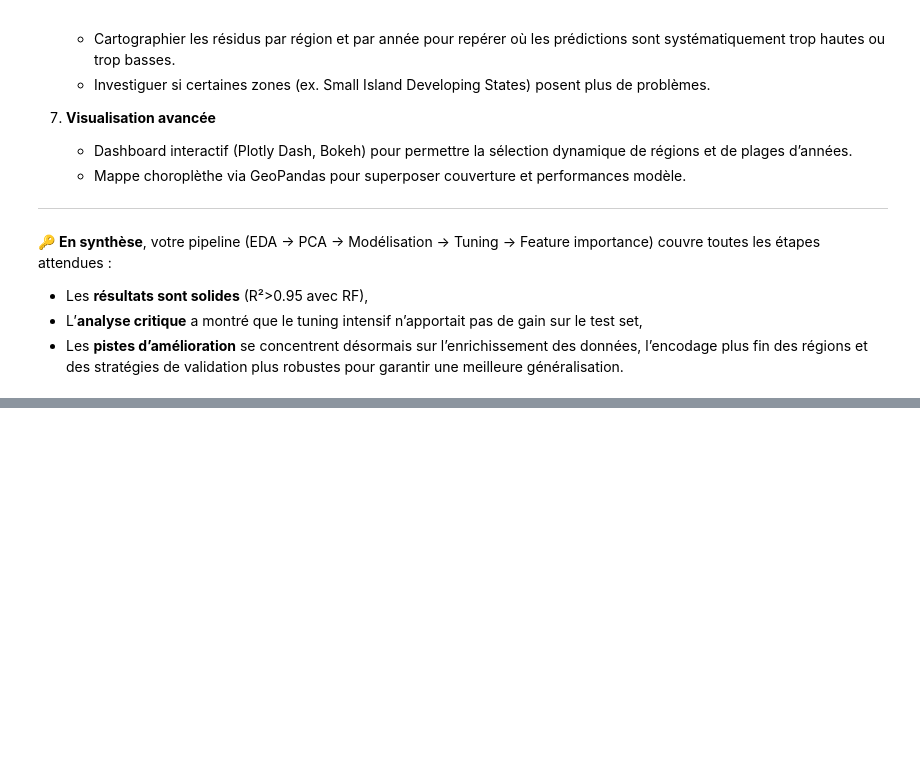
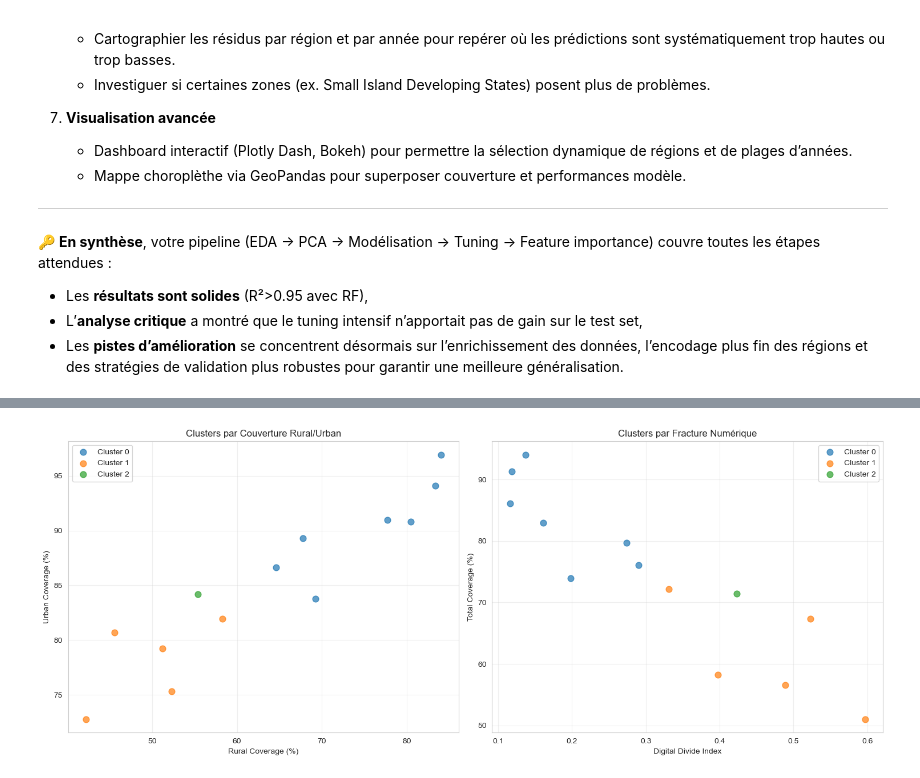
Before and after one commit to speedy27/Data-analysis, a Jupyter notebook: Projet_Analyse_Donnees.ipynb, the cells around one changed output, grey strips where cells are left out. Saved outputs shown, nothing was run; the diff lists cells and outputs as text; code cells hidden in the pictures; blank space fills up the shorter version.

```diff
--- a/Projet_Analyse_Donnees.ipynb
+++ b/Projet_Analyse_Donnees.ipynb
@@ -1507,0 +1949,92 @@ Below is a **synthèse globale** des principales étapes, résultats et recomman
+# %%
+# ===============================
+# 5. VISUALISATION DES CLUSTERS
+# ===============================
+
+print("📈 Visualisation des clusters géographiques...")
+
+# 5.1 Scatter plot des clusters
+fig, axes = plt.subplots(1, 2, figsize=(15, 6))
+
+# Rural vs Urban par cluster
+for cluster in sorted(region_profiles['Development_Cluster'].unique()):
+    cluster_data = region_profiles[region_profiles['Development_Cluster'] == cluster]
+    axes[0].scatter(cluster_data['Rural'], cluster_data['Urban'],
+                   label=f'Cluster {cluster}', alpha=0.7, s=60)
+
+axes[0].set_xlabel('Rural Coverage (%)')
+axes[0].set_ylabel('Urban Coverage (%)')
+axes[0].set_title('Clusters par Couverture Rural/Urban')
+axes[0].legend()
+axes[0].grid(True, alpha=0.3)
+
+# Digital Divide vs Total par cluster
+for cluster in sorted(region_profiles['Development_Cluster'].unique()):
+    cluster_data = region_profiles[region_profiles['Development_Cluster'] == cluster]
+    axes[1].scatter(cluster_data['Digital_Divide_Index'], cluster_data['Total'],
+                   label=f'Cluster {cluster}', alpha=0.7, s=60)
+
+axes[1].set_xlabel('Digital Divide Index')
+axes[1].set_ylabel('Total Coverage (%)')
+axes[1].set_title('Clusters par Fracture Numérique')
+axes[1].legend()
+axes[1].grid(True, alpha=0.3)
+
+plt.tight_layout()
+plt.show()
+
+# 5.2 Profils des clusters (radar chart)
+from math import pi
+
+# Préparer les données pour le radar chart
+cluster_means = region_profiles.groupby('Development_Cluster')[[
+    'Rural', 'Urban', 'Total', 'Urban_Rural_Gap', 'Digital_Divide_Index'
+]].mean()
+
+# Normaliser les valeurs pour le radar chart
+from sklearn.preprocessing import MinMaxScaler
+scaler_radar = MinMaxScaler()
+cluster_means_normalized = pd.DataFrame(
+    scaler_radar.fit_transform(cluster_means),
+    columns=cluster_means.columns,
+    index=cluster_means.index
+)
+
+# Créer le radar chart
+fig, ax = plt.subplots(figsize=(10, 10), subplot_kw=dict(projection='polar'))
+
+features_radar = list(cluster_means_normalized.columns)
+N = len(features_radar)
+
+# Angles pour chaque feature
+angles = [n / float(N) * 2 * pi for n in range(N)]
+angles += angles[:1]  # Compléter le cercle
+
+colors = ['red', 'blue', 'green']
+cluster_names = ['Développement Faible', 'Développement Moyen', 'Développement Élevé']
+
+for i, cluster in enumerate(sorted(cluster_means_normalized.index)):
+    values = cluster_means_normalized.loc[cluster].tolist()
+    values += values[:1]  # Compléter le cercle
+
+    ax.plot(angles, values, 'o-', linewidth=2, label=cluster_names[i], color=colors[i])
+    ax.fill(angles, values, alpha=0.25, color=colors[i])
+
+ax.set_xticks(angles[:-1])
+ax.set_xticklabels(features_radar)
+ax.set_ylim(0, 1)
+ax.set_title('Profils des Clusters de Développement', y=1.08, fontsize=14, fontweight='bold')
+ax.legend(loc='upper right', bbox_to_anchor=(1.3, 1))
+ax.grid(True)
+
+plt.tight_layout()
+plt.show()
+
+print("\n🎯 INTERPRÉTATION DES CLUSTERS :")
+for i, cluster in enumerate(sorted(cluster_means.index)):
+    print(f"\n{cluster_names[i]} (Cluster {cluster}):")
+    print(f"  • Rural: {cluster_means.loc[cluster, 'Rural']:.1f}%")
+    print(f"  • Urban: {cluster_means.loc[cluster, 'Urban']:.1f}%")
+    print(f"  • Total: {cluster_means.loc[cluster, 'Total']:.1f}%")
+    print(f"  • Fracture numérique: {cluster_means.loc[cluster, 'Digital_Divide_Index']:.3f}")
+# %% [output]
@@ -1507,0 +2042 @@ Below is a **synthèse globale** des principales étapes, résultats et recomman
+[figure, added]
```
Also changed, not shown: parts of 14 cells of this notebook, 3 other files.
